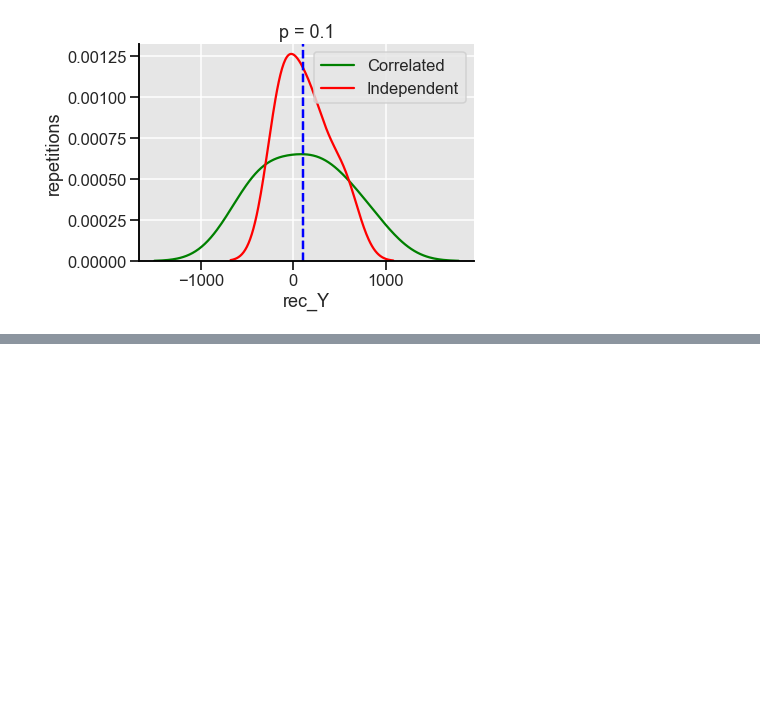
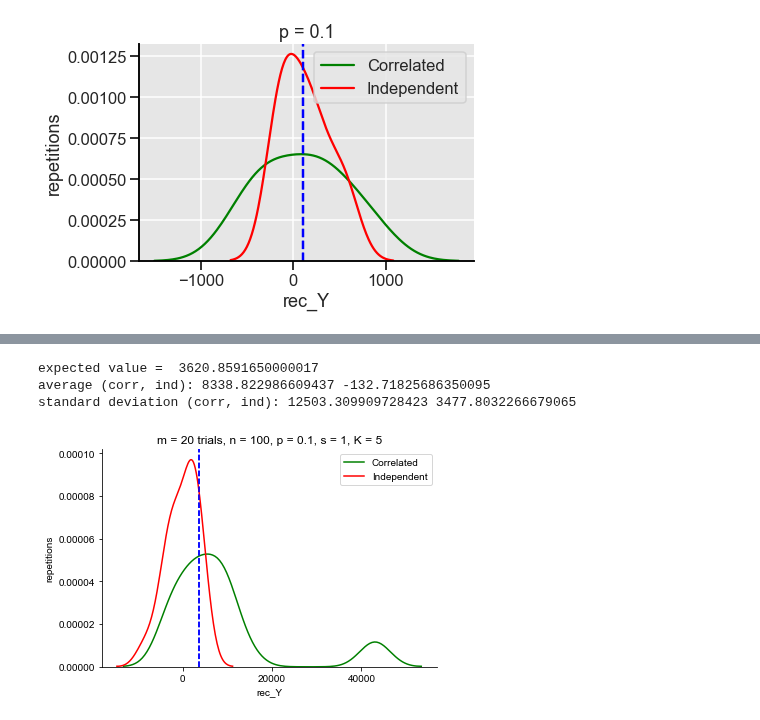
Before and after one commit to louishu17/tree_color_coding_task, a Jupyter notebook: Jupyter Vizualizations/sim2_viz.ipynb, the cells around one changed output, grey strips where cells are left out. Cells and saved outputs as stored; diff of their text form; code cells hidden in the pictures; blank space fills up the shorter version.

```diff
--- a/Jupyter Vizualizations/sim2_viz.ipynb
+++ b/Jupyter Vizualizations/sim2_viz.ipynb
@@ -386,0 +387,26 @@ standard deviation (corr, ind): 2102.2652468146703 2037.6175503049005
+# %%
+#m, n, p, s, K
+#args2 = [20, 100, .1, 1, 5]
+exp = 3620.8591650000017
+plt.axvline(exp, 0,1, color='blue', linestyle = '--')
+rec_Y_corr = [3071.851949763942, -1736.5456448998168, 9966.1861907154, 3987.6703631292935, 3929.672633965258, 42879.57351346549, 9561.629662490459, -2971.198020052164, 9204.128592725525, 5375.598380297727, 3344.6319575793327, 931.139700225201, 14160.381937886268, -2594.9441957660256, 1554.6675832687379, 8496.939224284306, 43184.80272284184, 8530.337797007132, -3079.6740465687753, 8979.609429829601 ]
+sns.kdeplot(rec_Y_corr, color='green', label='Correlated')
+rec_Y_ind = [1037.095610729611, 1640.2449059417488, -8545.839057318264, 4455.168356426549, -4518.098172452964, 1577.0409494242397, -1297.9980463038498, 2012.0485183226863, 2415.597196719432, -2933.4766480556873, 841.0268727770626, 3315.8275346552846, 2938.7882427629793, -2244.8666286545813, -2930.6238518212276, -5204.10686558644, -2386.4632169476686, 3271.30357018276, 4907.197230734913, -1004.2316388066015]
+sns.kdeplot(rec_Y_ind, color='red', label="Independent").set(xlabel = 'rec_Y', ylabel = 'repetitions', title = 'm = 20 trials, n = 100, p = 0.1, s = 1, K = 5')
+plt.legend()
+plt.axvline(exp, 0,1, color='blue', linestyle = '--')
+avg_corr = sum(rec_Y_corr) / len(rec_Y_corr)
+avg_ind = sum(rec_Y_ind) / len(rec_Y_ind)
+std_corr = np.std(rec_Y_corr)
+std_ind = np.std(rec_Y_ind)
+sns.set_style("darkgrid", {'ytick.left' : True, 'xtick.bottom': True, 'axes.spines.left': True, 'grid.color': '1', 'axes.edgecolor': '0', 'axes.spines.right': False, "axes.facecolor": ".9"})
+sns.set_context("talk")
+sns.despine(right = True, top=True)
+print('expected value = ', exp)
+print('average (corr, ind):', avg_corr, avg_ind)
+print('standard deviation (corr, ind):', std_corr, std_ind)
+# %% [output]
+expected value =  3620.8591650000017
+average (corr, ind): 8338.822986609437 -132.71825686350095
+standard deviation (corr, ind): 12503.309909728423 3477.8032266679065
+[figure, added]
```
Also changed, not shown: parts of 1 cell of this notebook, 2 other files.
